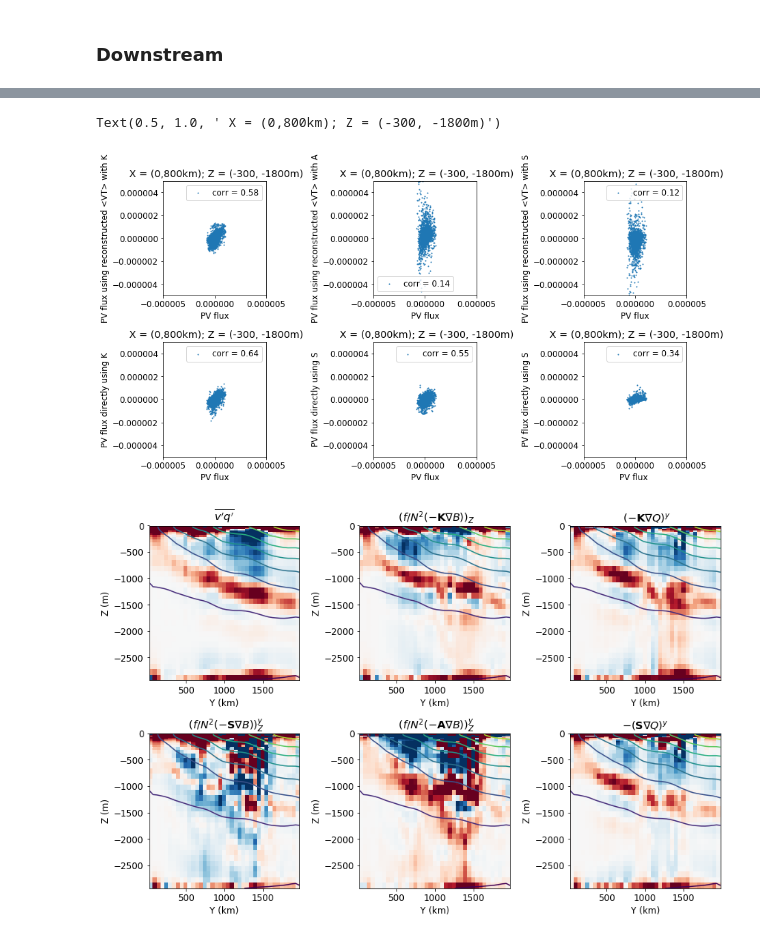
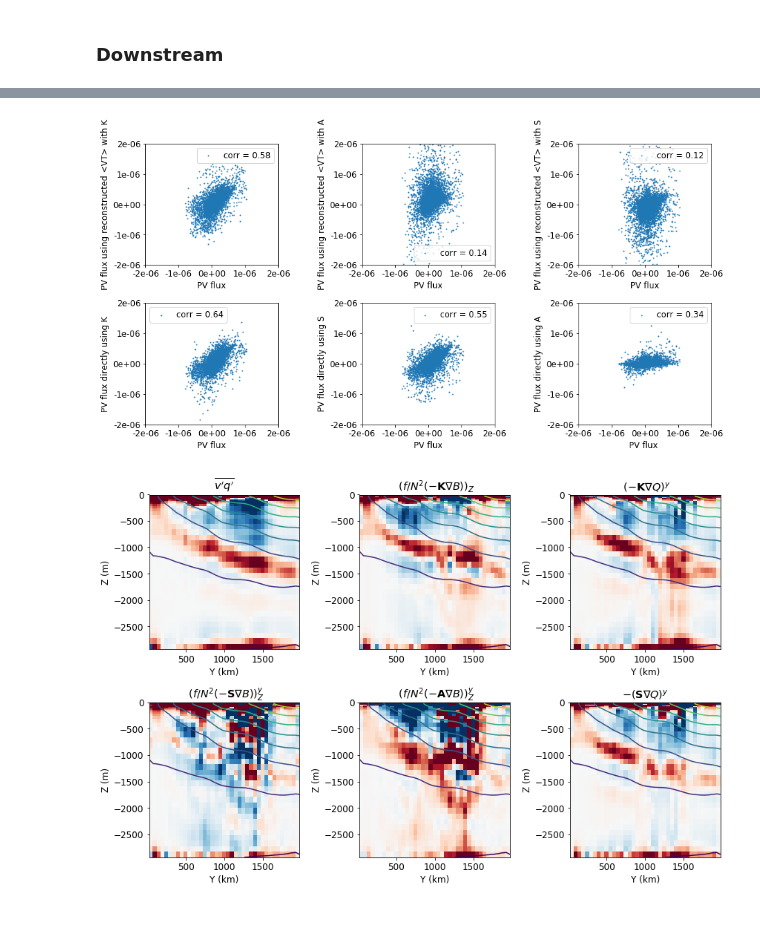
Before and after one commit to ocean-transport/3D_tracer_inversion, a Jupyter notebook: Channel_sponge/PV_fluxes.ipynb, the cells around one changed output, grey strips where cells are left out. Cells and saved outputs as stored; diff of their text form; code cells hidden in the pictures.

```diff
--- a/Channel_sponge/PV_fluxes.ipynb
+++ b/Channel_sponge/PV_fluxes.ipynb
@@ -19,8 +19,8 @@ diff_tensor = xr.open_dataset('./outputs_ncfiles/diff_tensor_'+str(int(Lcoarse//
 diff_tensor_2D = xr.open_dataset('./outputs_ncfiles/diff_tensor_2D_'+str(int(Lcoarse//1e3))+'km.nc')
 
 Trac_coarse = xr.open_dataset('./outputs_ncfiles/Trac_coarse_'+str(int(Lcoarse//1e3))+'km.nc')
-Vels_coarse = xr.open_dataset('./outputs_ncfiles/Vels_coarse_'+str(int(Lcoarse//1e3))+'km')
-T_coarse    = xr.open_dataset('./outputs_ncfiles/T_coarse_'+str(int(Lcoarse//1e3))+'km')
+Vels_coarse = xr.open_dataset('./outputs_ncfiles/Vels_coarse_'+str(int(Lcoarse//1e3))+'km.nc')
+T_coarse    = xr.open_dataset('./outputs_ncfiles/T_coarse_'+str(int(Lcoarse//1e3))+'km.nc')
 Model_Tav = xr.open_dataset('./outputs_ncfiles/Model_Tav.nc')
 # %%
 grid = Grid(Model_Tav, periodic='X')
@@ -1272,81 +1407,99 @@ plt.figure(figsize=(13,7))
 plt.subplot(231)
 plt.scatter(PV_flux_Vcoarse.sel(XCcoarse=slice(1200e3,2000e3), Z=slice(-300,-1800)) ,
             PV_flux.vq_rec_Tflux.sel(XCcoarse=slice(1200e3,2000e3), Z=slice(-300,-1800)), s=1, label='corr = 0.58')
-plt.xlim([-5e-6, 5e-6])
-plt.ylim([-5e-6, 5e-6])
+plt.xlim([-2e-6, 2e-6])
+plt.ylim([-2e-6, 2e-6])
 
 plt.xlabel('PV flux')
 plt.ylabel('PV flux using reconstructed <VT> with K')
 plt.legend()
 plt.tight_layout()
-plt.title(' X = (0,800km); Z = (-300, -1800m)' )
+#plt.title(' X = (0,800km); Z = (-300, -1800m)' )
+ax = plt.gca()
+ax.yaxis.set_major_formatter(FormatStrFormatter("%0.0e"))
+ax.xaxis.set_major_formatter(FormatStrFormatter("%0.0e"))
 
 plt.subplot(232)
 plt.scatter(PV_flux_Vcoarse.sel(XCcoarse=slice(1200e3,2000e3), Z=slice(-300,-1800)) ,
             PV_flux.vq_rec_ATflux.sel(XCcoarse=slice(1200e3,2000e3), Z=slice(-300,-1800)), s=1, label='corr = 0.14')
-plt.xlim([-5e-6, 5e-6])
-plt.ylim([-5e-6, 5e-6])
+plt.xlim([-2e-6, 2e-6])
+plt.ylim([-2e-6, 2e-6])
 
 plt.xlabel('PV flux')
 plt.ylabel('PV flux using reconstructed <VT> with A')
 plt.legend()
 plt.tight_layout()
-plt.title(' X = (0,800km); Z = (-300, -1800m)' )
+#plt.title(' X = (0,800km); Z = (-300, -1800m)' )
+ax = plt.gca()
+ax.yaxis.set_major_formatter(FormatStrFormatter("%0.0e"))
+ax.xaxis.set_major_formatter(FormatStrFormatter("%0.0e"))
 
 plt.subplot(233)
 plt.scatter(PV_flux_Vcoarse.sel(XCcoarse=slice(1200e3,2000e3), Z=slice(-300,-1800)) ,
             (PV_flux.vq_rec_Tflux - PV_flux.vq_rec_ATflux).sel(XCcoarse=slice(1200e3,2000e3), Z=slice(-300,-1800)), s=1,
             label='corr = 0.12')
-plt.xlim([-5e-6, 5e-6])
-plt.ylim([-5e-6, 5e-6])
+plt.xlim([-2e-6, 2e-6])
+plt.ylim([-2e-6, 2e-6])
 
 plt.xlabel('PV flux')
 plt.ylabel('PV flux using reconstructed <VT> with S')
 plt.legend()
 plt.tight_layout()
-plt.title(' X = (0,800km); Z = (-300, -1800m)' )
+#plt.title(' X = (0,800km); Z = (-300, -1800m)' )
+ax = plt.gca()
+ax.yaxis.set_major_formatter(FormatStrFormatter("%0.0e"))
+ax.xaxis.set_major_formatter(FormatStrFormatter("%0.0e"))
 
 plt.subplot(234)
 plt.scatter(PV_flux_Vcoarse.sel(XCcoarse=slice(1200e3,2000e3), Z=slice(-300,-1800)) ,
             PV_flux.vq_Ktensor .sel(XCcoarse=slice(1200e3,2000e3), Z=slice(-300,-1800)), s=1,
             label='corr = 0.64')
-plt.xlim([-5e-6, 5e-6])
-plt.ylim([-5e-6, 5e-6])
+plt.xlim([-2e-6, 2e-6])
+plt.ylim([-2e-6, 2e-6])
 
 plt.xlabel('PV flux')
 plt.ylabel('PV flux directly using K')
 plt.legend()
 plt.tight_layout()
-plt.title(' X = (0,800km); Z = (-300, -1800m)' )
+#plt.title(' X = (0,800km); Z = (-300, -1800m)' )
+ax = plt.gca()
+ax.yaxis.set_major_formatter(FormatStrFormatter("%0.0e"))
+ax.xaxis.set_major_formatter(FormatStrFormatter("%0.0e"))
 
 plt.subplot(235)
 plt.scatter(PV_flux_Vcoarse.sel(XCcoarse=slice(1200e3,2000e3), Z=slice(-300,-1800)) ,
             PV_flux.vq_Stensor .sel(XCcoarse=slice(1200e3,2000e3), Z=slice(-300,-1800)), s=1,
             label='corr = 0.55')
-plt.xlim([-5e-6, 5e-6])
-plt.ylim([-5e-6, 5e-6])
+plt.xlim([-2e-6, 2e-6])
+plt.ylim([-2e-6, 2e-6])
 
 plt.xlabel('PV flux')
 plt.ylabel('PV flux directly using S')
 plt.legend()
 plt.tight_layout()
-plt.title(' X = (0,800km); Z = (-300, -1800m)' )
+#plt.title(' X = (0,800km); Z = (-300, -1800m)' )
+ax = plt.gca()
+ax.yaxis.set_major_formatter(FormatStrFormatter("%0.0e"))
+ax.xaxis.set_major_formatter(FormatStrFormatter("%0.0e"))
 
 plt.subplot(236)
 plt.scatter(PV_flux_Vcoarse.sel(XCcoarse=slice(1200e3,2000e3), Z=slice(-300,-1800)) ,
             (PV_flux.vq_Ktensor-  PV_flux.vq_Stensor ).sel(XCcoarse=slice(1200e3,2000e3), Z=slice(-300,-1800)), s=1,
             label='corr = 0.34')
-plt.xlim([-5e-6, 5e-6])
-plt.ylim([-5e-6, 5e-6])
+plt.xlim([-2e-6, 2e-6])
+plt.ylim([-2e-6, 2e-6])
 
 plt.xlabel('PV flux ')
-plt.ylabel('PV flux directly using S')
+plt.ylabel('PV flux directly using A')
 plt.legend()
 plt.tight_layout()
-plt.title(' X = (0,800km); Z = (-300, -1800m)' )
+ax = plt.gca()
+ax.yaxis.set_major_formatter(FormatStrFormatter("%0.0e"))
+ax.xaxis.set_major_formatter(FormatStrFormatter("%0.0e"))
+
+plt.savefig('pv_flux_figures/PV_flux_using_diff_components_downtream.png')
 # %% [output]
-Text(0.5, 1.0, ' X = (0,800km); Z = (-300, -1800m)')
-[figure, old version]
+[figure, new version]
 # %%
 # y flux
 fig, ax = plt.subplots(2,3,figsize=(12,8))
```
Also changed, not shown: parts of 13 cells of this notebook, 5 other files.
